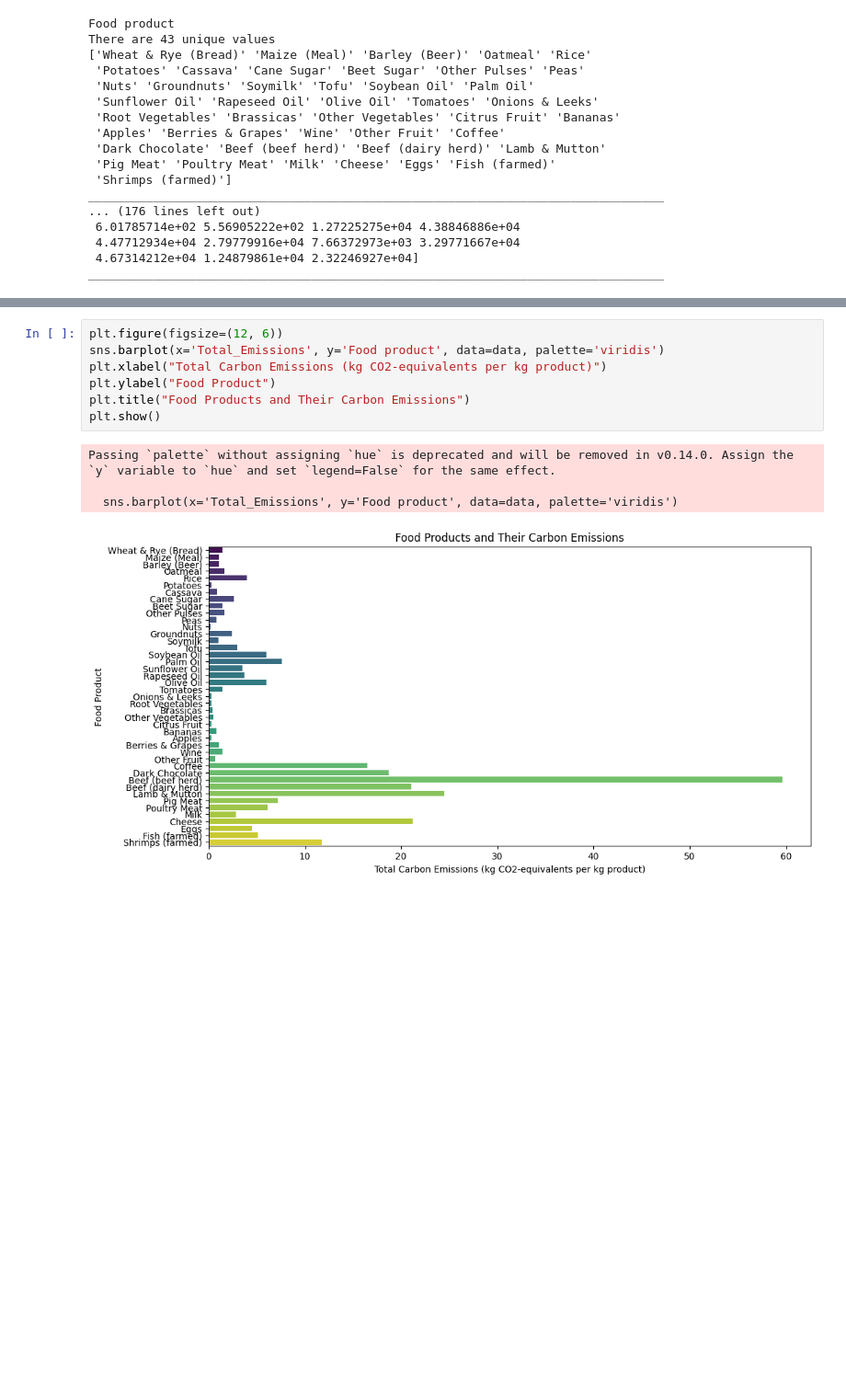
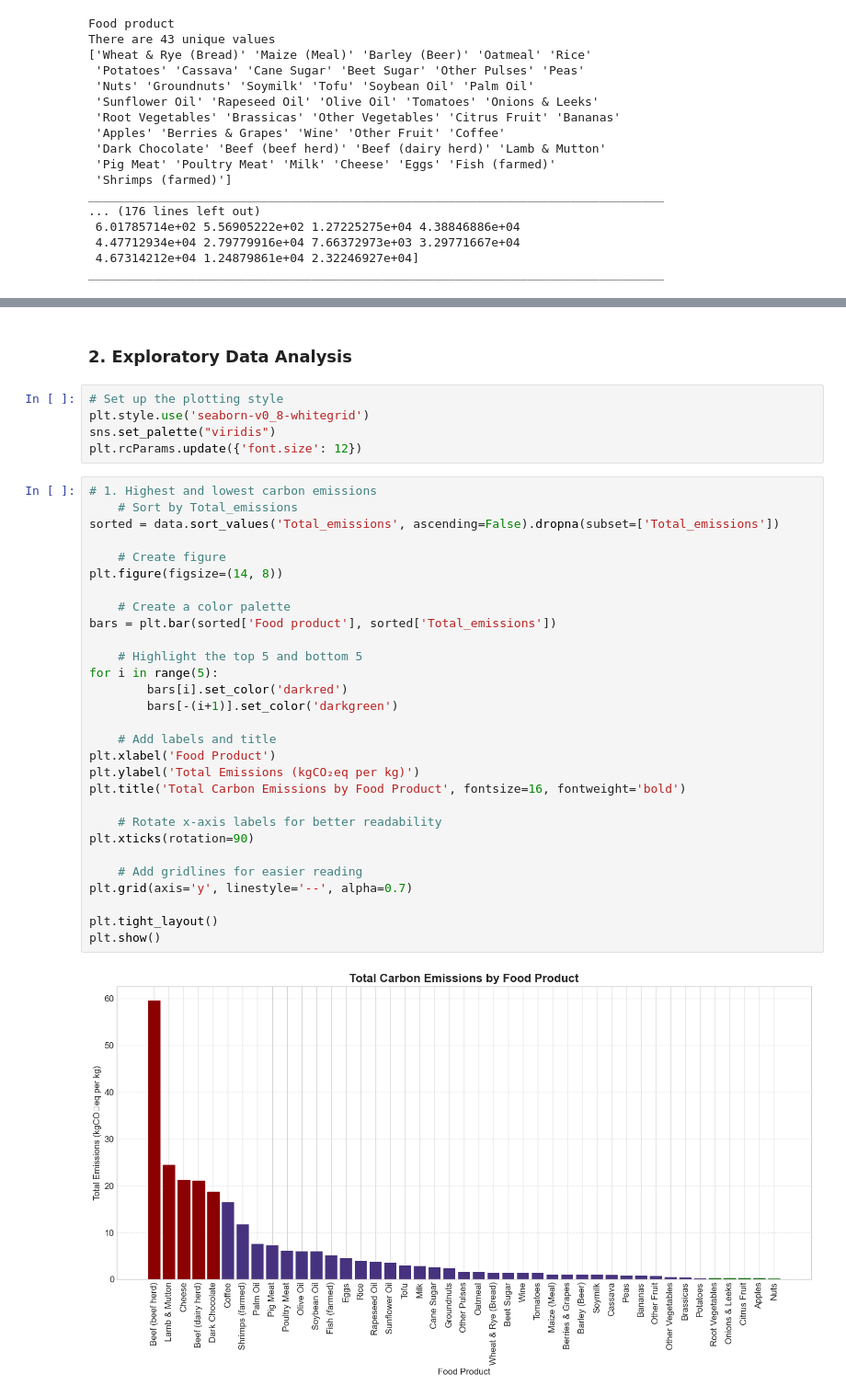
Before and after one commit to Afra233/Environment_Impact_of_Food_Production_Analysis, a Jupyter notebook: Notebook/EIFPA.ipynb, the cells around one changed output, grey strips where cells are left out. Shown at 92% size. Saved outputs shown, nothing was run; the diff lists cells and outputs as text; blank space fills up the shorter version.

```diff
--- a/Notebook/EIFPA.ipynb
+++ b/Notebook/EIFPA.ipynb
@@ -231,12 +227,38 @@ plt.show()
-# %%
-plt.figure(figsize=(12, 6))
-sns.barplot(x='Total_Emissions', y='Food product', data=data, palette='viridis')
-plt.xlabel("Total Carbon Emissions (kg CO2-equivalents per kg product)")
-plt.ylabel("Food Product")
-plt.title("Food Products and Their Carbon Emissions")
-plt.show()
-# %% [output]
-Passing `palette` without assigning `hue` is deprecated and will be removed in v0.14.0. Assign the `y` variable to `hue` and set `legend=False` for the same effect.
-
-  sns.barplot(x='Total_Emissions', y='Food product', data=data, palette='viridis')
-[figure, removed]
+# %% [markdown]
+### **2. Exploratory Data Analysis**
+# %%
+# Set up the plotting style
+plt.style.use('seaborn-v0_8-whitegrid')
+sns.set_palette("viridis")
+plt.rcParams.update({'font.size': 12})
+# %%
+# 1. Highest and lowest carbon emissions
+    # Sort by Total_emissions
+sorted = data.sort_values('Total_emissions', ascending=False).dropna(subset=['Total_emissions'])
+
+    # Create figure
+plt.figure(figsize=(14, 8))
+
+    # Create a color palette
+bars = plt.bar(sorted['Food product'], sorted['Total_emissions'])
+
+    # Highlight the top 5 and bottom 5
+for i in range(5):
+        bars[i].set_color('darkred')
+        bars[-(i+1)].set_color('darkgreen')
+
+    # Add labels and title
+plt.xlabel('Food Product')
+plt.ylabel('Total Emissions (kgCO₂eq per kg)')
+plt.title('Total Carbon Emissions by Food Product', fontsize=16, fontweight='bold')
+
+    # Rotate x-axis labels for better readability
+plt.xticks(rotation=90)
+
+    # Add gridlines for easier reading
+plt.grid(axis='y', linestyle='--', alpha=0.7)
+
+plt.tight_layout()
+plt.show()
+# %% [output]
+[figure, added]
```
Also changed, not shown: parts of 9 cells of this notebook, 7 other files.
